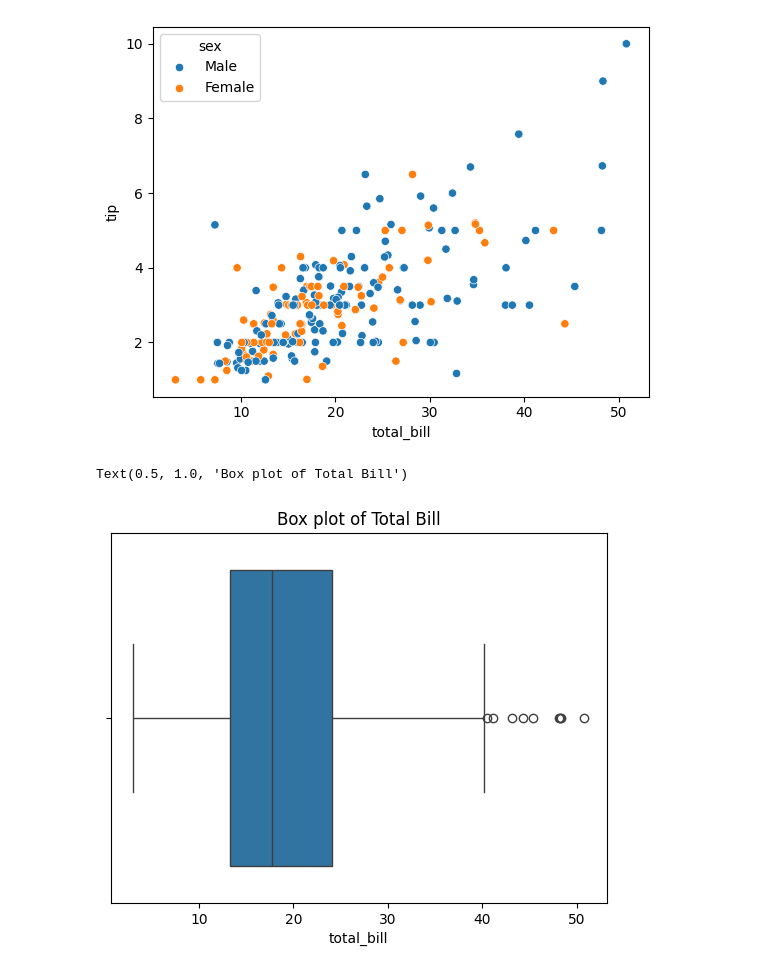
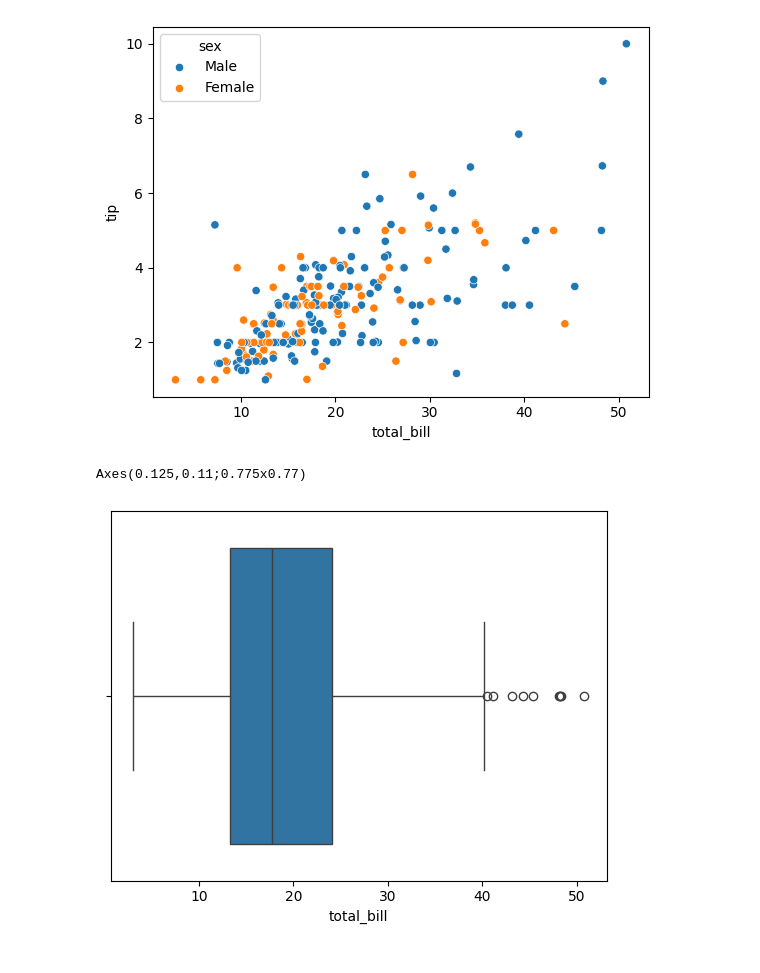
Before and after one commit to jeniferGoncalvesDaSilvaDev/Estatistica-python, a Jupyter notebook: data_viz.ipynb, the cells around one changed output. Cells and saved outputs as stored; diff of their text form; code cells hidden in the pictures.

```diff
--- a/data_viz.ipynb
+++ b/data_viz.ipynb
@@ -48,9 +48,9 @@ sb.scatterplot(x="total_bill", y="tip", hue="sex",data=data)
 <Axes: xlabel='total_bill', ylabel='tip'>
 [figure]
 # %%
-def boxplot_bill():
-  return sb.boxplot(x=data["total_bill"]).set_title("Box plot of Total Bill")
-print(boxplot_bill())
+def scatter_total_bill():
+  return sb.boxplot(x=data["total_bill"])
+print(scatter_total_bill())
 # %% [output]
-Text(0.5, 1.0, 'Box plot of Total Bill')
+Axes(0.125,0.11;0.775x0.77)
-[figure, old version]
+[figure, new version]
```
Also changed, not shown: parts of 3 cells of this notebook.
